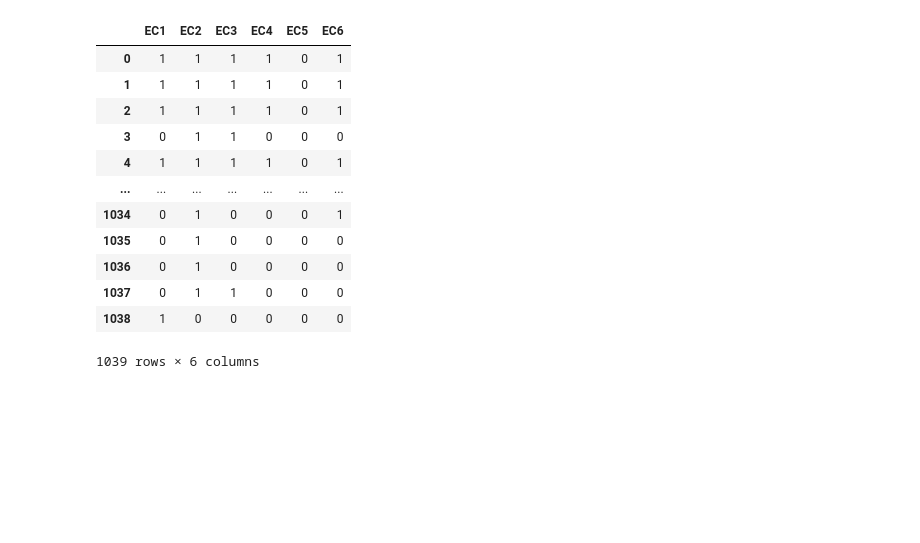
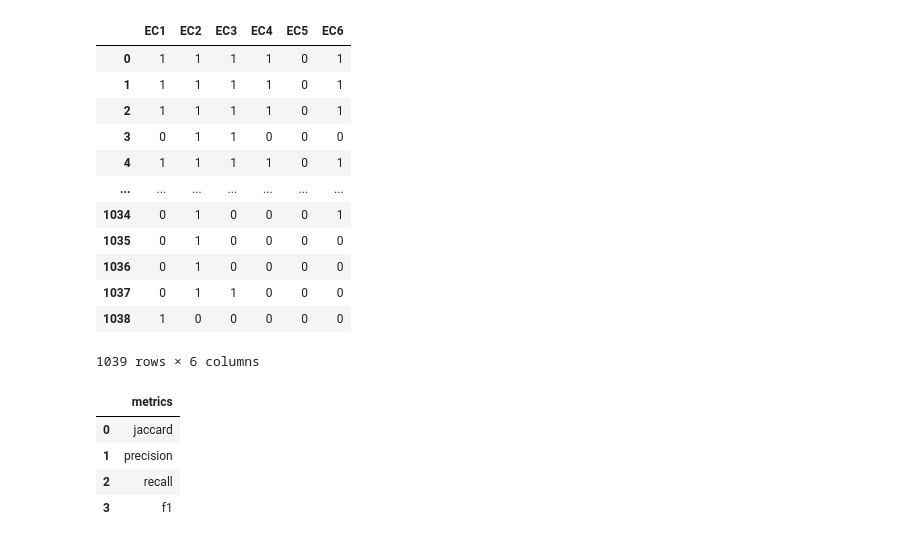
Before and after one commit to alainareeba/BIOL3340_EnzymeClassification, a Jupyter notebook: notebooks/enzymes_classifierchain.ipynb, the cells around one changed output. Saved outputs shown, nothing was run; the diff lists cells and outputs as text; code cells hidden in the pictures; blank space fills up the shorter version.

```diff
--- a/notebooks/enzymes_classifierchain.ipynb
+++ b/notebooks/enzymes_classifierchain.ipynb
@@ -216,6 +216,15 @@ Y
 1039 rows × 6 columns
 # %%
 X_train, X_test, Y_train, Y_test = train_test_split(X, Y, test_size=0.2, random_state=1202)
+# %%
+metrics_df = pd.DataFrame(data=["jaccard","precision","recall","f1"],columns=["metrics"])
+metrics_df
+# %% [output]
+|  | metrics |
+| 0 | jaccard |
+| 1 | precision |
+| 2 | recall |
+| 3 | f1 |
 # %%
 base_rf = RandomForestClassifier(max_depth=10, random_state=1202)
 chain = ClassifierChain(base_rf, order='random', random_state=1202)
```
Also changed, not shown: parts of 9 cells of this notebook.
